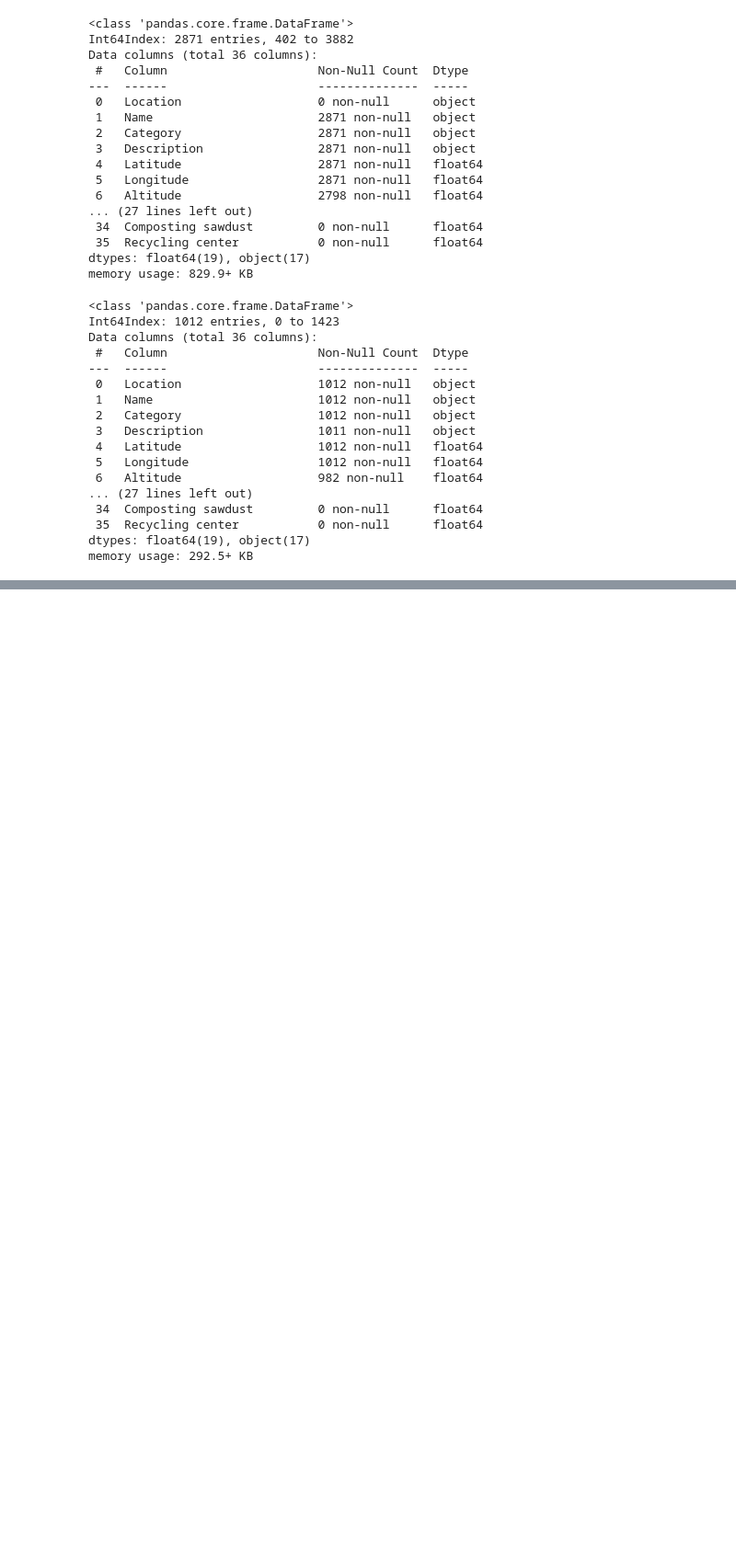
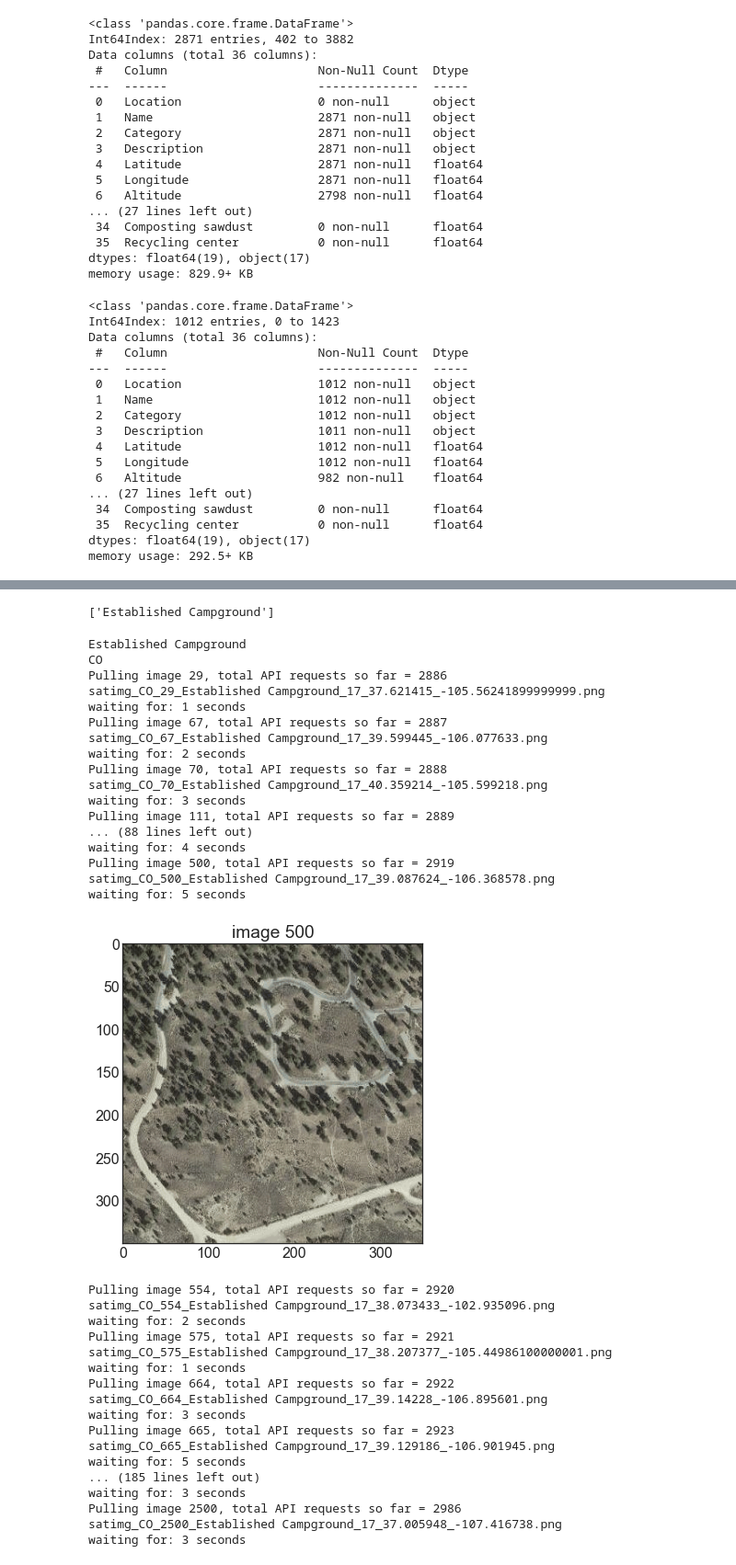
Before and after one commit to paultanger/CampsitePredict, a Jupyter notebook: established_campgrounds.ipynb, the cells around one changed output, grey strips where cells are left out. Shown at 92% size. Cells and saved outputs as stored; diff of their text form; code cells hidden in the pictures; blank space fills up the shorter version.

Commit message:
update notebooks, ignore workspace, images

```diff
--- a/established_campgrounds.ipynb
+++ b/established_campgrounds.ipynb
@@ -328,0 +378,2 @@ max_requests = 10_000
+# %%
+USdata_camgrounds_zip_states_combined = USdata_camgrounds_zip_states_combined.drop(43)
@@ -329,9 +409,60 @@ max_requests = 10_000
 # %%
-categories = list(USdata_cleaned['Category'].unique())
+categories = list(USdata_camgrounds_zip_states_combined['Category'].unique())
 categories
+# %% [output]
+['Established Campground']
+# %%
+# for now just get the same states..
+USdata_CO = USdata_camgrounds_zip_states_combined[USdata_camgrounds_zip_states_combined['State'] == 'CO'].copy()
+USdata_CA = USdata_camgrounds_zip_states_combined[USdata_camgrounds_zip_states_combined['State'] == 'CA'].copy()
+USdata_AZ = USdata_camgrounds_zip_states_combined[USdata_camgrounds_zip_states_combined['State'] == 'AZ'].copy()
+USdata_OR = USdata_camgrounds_zip_states_combined[USdata_camgrounds_zip_states_combined['State'] == 'OR'].copy()
+USdata_UT = USdata_camgrounds_zip_states_combined[USdata_camgrounds_zip_states_combined['State'] == 'UT'].copy()
+USdata_WA = USdata_camgrounds_zip_states_combined[USdata_camgrounds_zip_states_combined['State'] == 'WA'].copy()
+# %%
+state_dfs = [USdata_CO, USdata_CA, USdata_AZ, USdata_OR, USdata_UT, USdata_WA]
+names = ['CO', 'CA', 'AZ', 'OR', 'UT', 'WA']
 # %%
-for category in categories:
-    print(category)
-    tempdf = USdata_CO[USdata_CO['Category'] == category]
-    #tempdf.info()
-    download_images(gmaps, tempdf, max_requests=max_requests, zoomlevel=17, prefix="CO", out_path=f"data/sites_CO/{category}/")
+for name, state in zip(names, state_dfs):
+    for category in categories:
+        print(category)
+        tempdf = state[state['Category'] == category]
+        #tempdf.info()
+        print(name)
+        download_images(gmaps, tempdf, max_requests=max_requests, zoomlevel=17, prefix=f'{name}', out_path=f"data/sat_images/sites_{name}/{category}/")
+# %% [output]
+Established Campground
+CO
+Pulling image 29, total API requests so far = 2886
+satimg_CO_29_Established Campground_17_37.621415_-105.56241899999999.png
+waiting for: 1 seconds
+Pulling image 67, total API requests so far = 2887
+satimg_CO_67_Established Campground_17_39.599445_-106.077633.png
+waiting for: 2 seconds
+Pulling image 70, total API requests so far = 2888
+satimg_CO_70_Established Campground_17_40.359214_-105.599218.png
+waiting for: 3 seconds
+Pulling image 111, total API requests so far = 2889
+... (88 lines left out)
+waiting for: 4 seconds
+Pulling image 500, total API requests so far = 2919
+satimg_CO_500_Established Campground_17_39.087624_-106.368578.png
+waiting for: 5 seconds
+[figure, added]
+Pulling image 554, total API requests so far = 2920
+satimg_CO_554_Established Campground_17_38.073433_-102.935096.png
+waiting for: 2 seconds
+Pulling image 575, total API requests so far = 2921
+satimg_CO_575_Established Campground_17_38.207377_-105.44986100000001.png
+waiting for: 1 seconds
+Pulling image 664, total API requests so far = 2922
+satimg_CO_664_Established Campground_17_39.14228_-106.895601.png
+waiting for: 3 seconds
+Pulling image 665, total API requests so far = 2923
+satimg_CO_665_Established Campground_17_39.129186_-106.901945.png
+waiting for: 5 seconds
+... (185 lines left out)
+waiting for: 3 seconds
+Pulling image 2500, total API requests so far = 2986
+satimg_CO_2500_Established Campground_17_37.005948_-107.416738.png
+waiting for: 3 seconds
```
Also changed, not shown: parts of 11 cells of this notebook, 7 other files.
